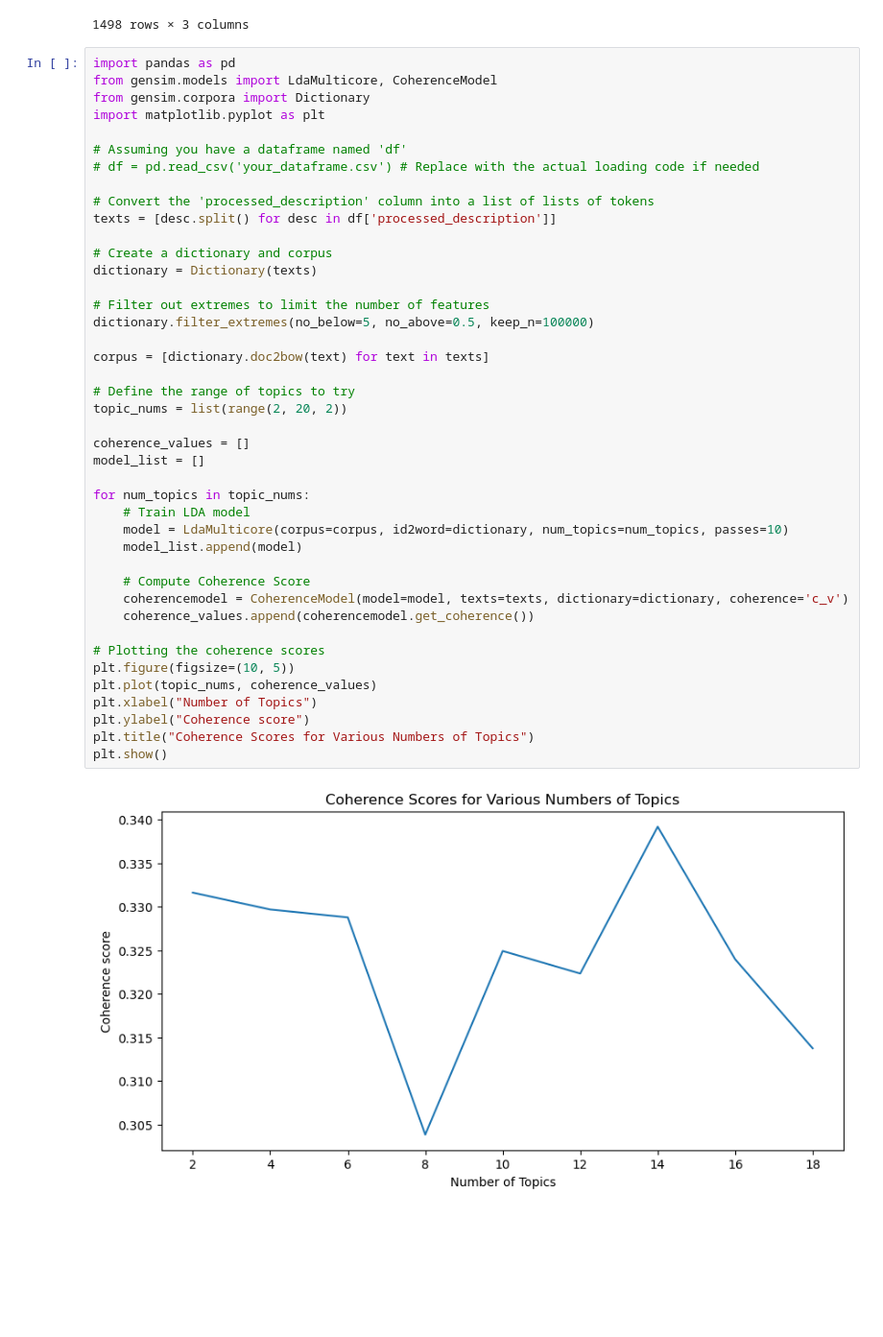
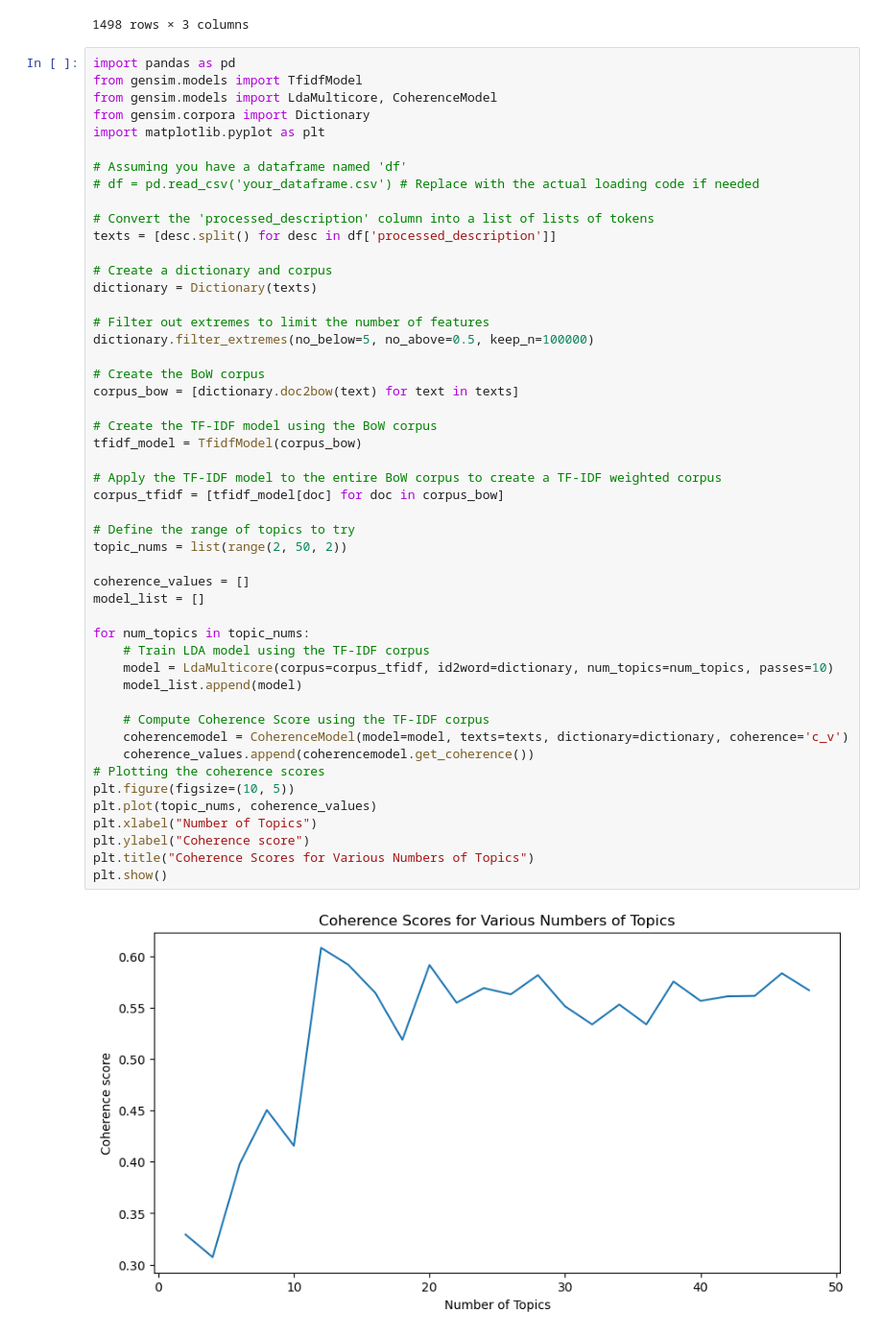
Before and after one commit to Pri0805/AML-Project, a Jupyter notebook: Topic Modeling (LDA) and Clustering.ipynb, the cells around one changed output. Shown: that part at 96% size. Cells and saved outputs as stored; diff of their text form; blank space fills up the shorter version.

```diff
--- a/Topic Modeling (LDA) and Clustering.ipynb
+++ b/Topic Modeling (LDA) and Clustering.ipynb
@@ -140,6 +140,7 @@ df
 1498 rows × 3 columns
 # %%
 import pandas as pd
+from gensim.models import TfidfModel
 from gensim.models import LdaMulticore, CoherenceModel
 from gensim.corpora import Dictionary
 import matplotlib.pyplot as plt
@@ -148,40 +149,46 @@ import matplotlib.pyplot as plt
 # df = pd.read_csv('your_dataframe.csv') # Replace with the actual loading code if needed
 
 # Convert the 'processed_description' column into a list of lists of tokens
 texts = [desc.split() for desc in df['processed_description']]
 
 # Create a dictionary and corpus
 dictionary = Dictionary(texts)
 
 # Filter out extremes to limit the number of features
 dictionary.filter_extremes(no_below=5, no_above=0.5, keep_n=100000)
 
-corpus = [dictionary.doc2bow(text) for text in texts]
+# Create the BoW corpus
+corpus_bow = [dictionary.doc2bow(text) for text in texts]
+
+# Create the TF-IDF model using the BoW corpus
+tfidf_model = TfidfModel(corpus_bow)
+
+# Apply the TF-IDF model to the entire BoW corpus to create a TF-IDF weighted corpus
+corpus_tfidf = [tfidf_model[doc] for doc in corpus_bow]
 
 # Define the range of topics to try
-topic_nums = list(range(2, 20, 2))
+topic_nums = list(range(2, 50, 2))
 
 coherence_values = []
 model_list = []
 
 for num_topics in topic_nums:
-    # Train LDA model
-    model = LdaMulticore(corpus=corpus, id2word=dictionary, num_topics=num_topics, passes=10)
+    # Train LDA model using the TF-IDF corpus
+    model = LdaMulticore(corpus=corpus_tfidf, id2word=dictionary, num_topics=num_topics, passes=10)
     model_list.append(model)
 
-    # Compute Coherence Score
+    # Compute Coherence Score using the TF-IDF corpus
     coherencemodel = CoherenceModel(model=model, texts=texts, dictionary=dictionary, coherence='c_v')
     coherence_values.append(coherencemodel.get_coherence())
-
 # Plotting the coherence scores
 plt.figure(figsize=(10, 5))
 plt.plot(topic_nums, coherence_values)
 plt.xlabel("Number of Topics")
 plt.ylabel("Coherence score")
 plt.title("Coherence Scores for Various Numbers of Topics")
 plt.show()
 # %% [output]
-[figure, old version]
+[figure, new version]
 # %%
 import pandas as pd
 from gensim import corpora, models
```
Also changed, not shown: parts of 3 cells of this notebook.
